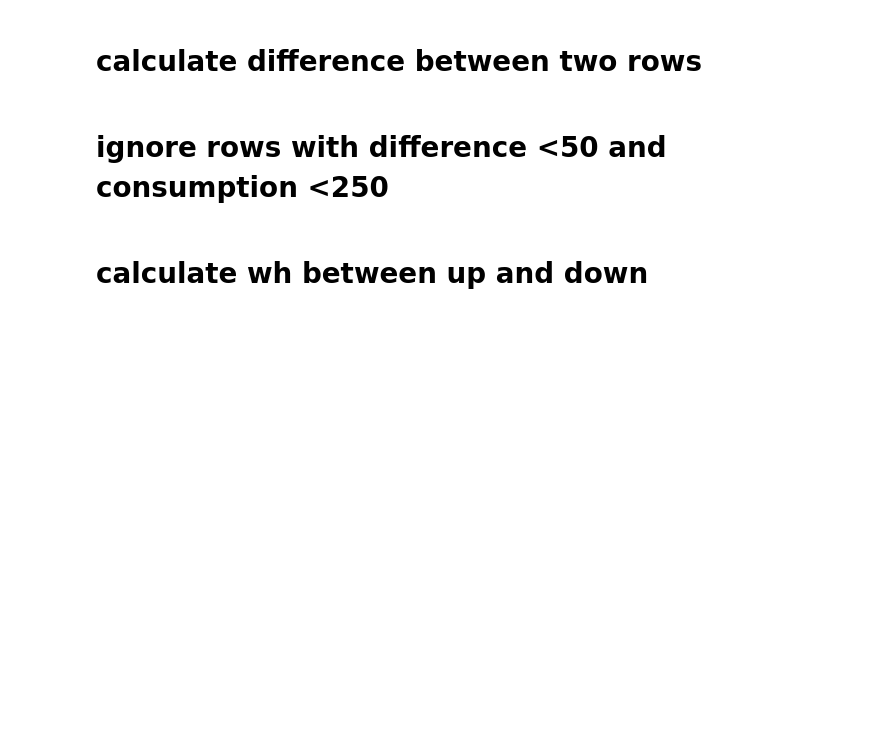
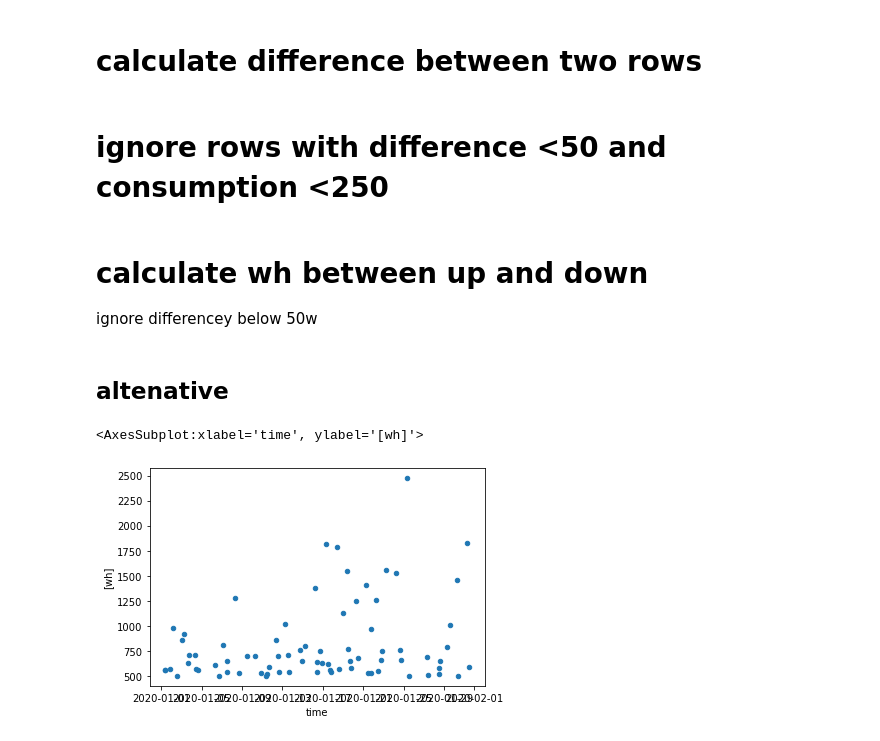
Before and after one commit to datze/pvdm, a Jupyter notebook: PV.ipynb, the cells around one changed output. Saved outputs shown, nothing was run; the diff lists cells and outputs as text; code cells hidden in the pictures; blank space fills up the shorter version.

```diff
--- a/PV.ipynb
+++ b/PV.ipynb
@@ -1,8 +1,8 @@
 # %%
 import pandas
-df = pandas.read_csv('../data/chart.csv')
+df = pandas.read_csv('data/2021-01.csv')
 # df.head(10)
 df.columns=['time','a','b','c','production','consumption']
-df=df.drop(['a', 'b', 'c'], axis=1)
+df.drop(['a', 'b', 'c'], axis=1, inplace=True)
 df['time'] = pandas.to_datetime(df['time'], format='%d.%m.%Y %H:%M')
 df=df[(df.consumption!=0) | (df.production!=0)]
@@ -22,23 +39,50 @@ df['consumption_d']=c
 # %% [markdown]
 # ignore rows with difference <50 and consumption <250
 # %%
-df=df[(df.consumption_d<-50) | (df.consumption_d>50) | (df.consumption>250)]
+# df=df[(df.consumption_d<-50) | (df.consumption_d>50) | (df.consumption>250)]
+# df=df[(df.consumption_d<-50) | (df.consumption_d>50) ]
 # %% [markdown]
 # calculate wh between up and down
+ignore differencey below 50w
+# %%
+c=[]
+prev=True
+prevI=0
+i=0
+for index, row in df.iterrows():
+    if row['consumption']>300:
+        count=0
+        for x in range(prevI,i):
+            verbrauch=abs(df.iloc[x+1]['consumption']-df.iloc[x]['consumption'])/2+df.iloc[x]['consumption']
+            count+=verbrauch*(df.iloc[x+1]['time']-df.iloc[x]['time']).seconds/3600
+        c.append(count)
+        prevI=i
+    elif i==0:
+        pass
+    else:
+        c.append(0)
+    prev=row['consumption_d']
+    i=i+1
+#     if index==59:
+#         break;
+# print(c)
+df['wh']=c
+# %% [markdown]
+## altenative
 # %%
 c=[]
 prev=True
 prevI=0
 i=0
 for index, row in df.iterrows():
-    if row['consumption_d']>0 and not prev:
+    if row['consumption_d']>0 and prev<-100:
         count=0
         for x in range(prevI,i):
             verbrauch=abs(df.iloc[x+1]['consumption']-df.iloc[x]['consumption'])/2+df.iloc[x]['consumption']
             count+=verbrauch*(df.iloc[x+1]['time']-df.iloc[x]['time']).seconds/3600
         c.append(count)
         prevI=i
-    elif row['consumption_d']<0 and prev:
+    elif row['consumption_d']<0 and prev>100:
         count=0
         for x in range(prevI,i):
             verbrauch=abs(df.iloc[x+1]['consumption']-df.iloc[x]['consumption'])/2+df.iloc[x]['consumption']
@@ -49,10 +93,15 @@ for index, row in df.iterrows():
         pass
     else:
         c.append(0)
-    prev=row['consumption_d']>0
+    prev=row['consumption_d']
     i=i+1
 #     if index==59:
 #         break;
 # print(c)
 c.append(0)
 df['wh']=c
+# %%
+df[(df.wh>500)].plot(x='time', y=['wh'], kind='scatter')
+# %% [output]
+<AxesSubplot:xlabel='time', ylabel='[wh]'>
+[figure, added]
```
Also changed, not shown: parts of 5 cells of this notebook.
